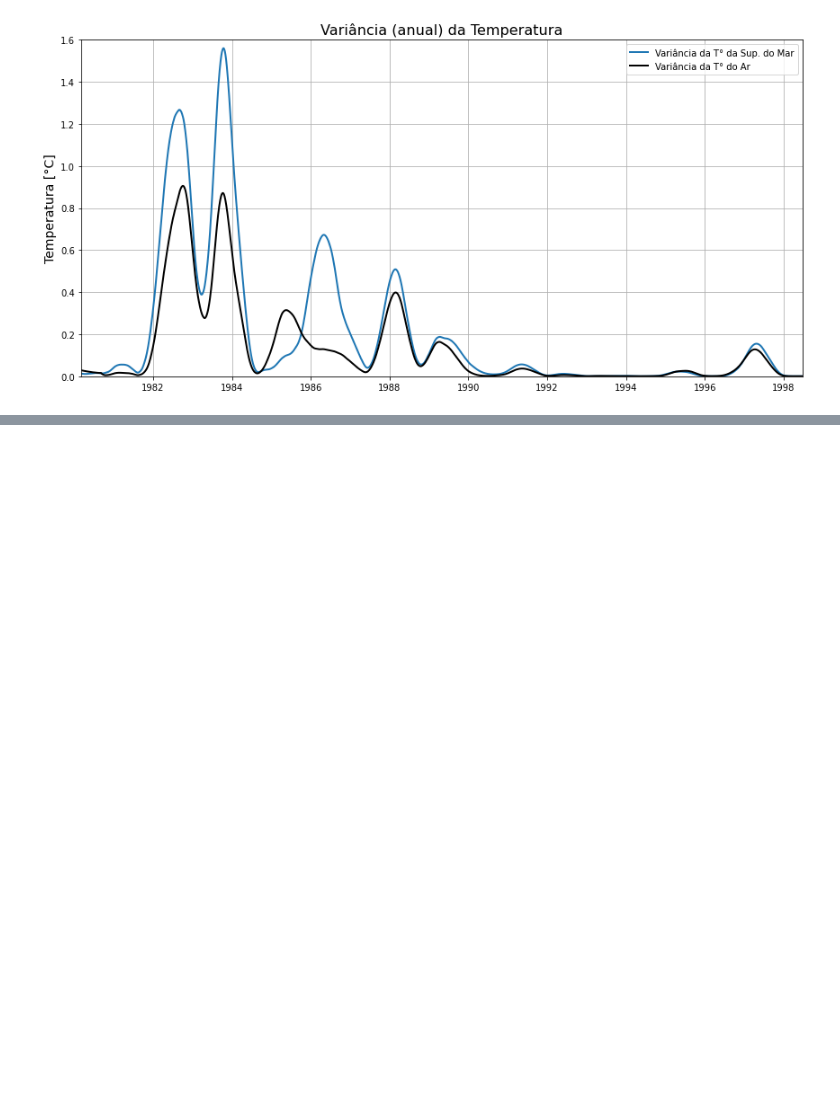
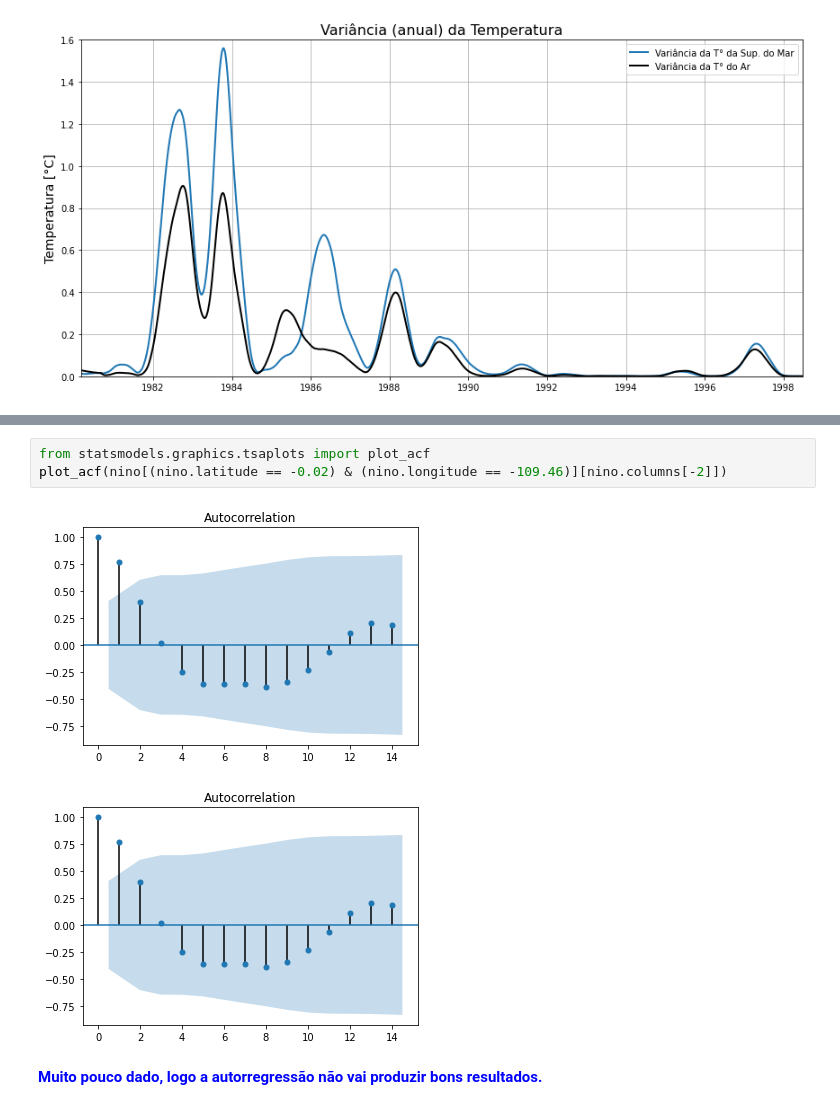
Before and after one commit to jonatanriq/oceanografia, a Jupyter notebook: analisando_dados_elnino.ipynb, the cells around one changed output, grey strips where cells are left out. Cells and saved outputs as stored; diff of their text form; blank space fills up the shorter version.

```diff
--- a/analisando_dados_elnino.ipynb
+++ b/analisando_dados_elnino.ipynb
@@ -133,0 +143,8 @@ plt.show()
+# %%
+from statsmodels.graphics.tsaplots import plot_acf
+plot_acf(nino[(nino.latitude == -0.02) & (nino.longitude == -109.46)][nino.columns[-2]])
+# %% [output]
+[figure, added]
+[figure, added]
+# %% [markdown]
+<p> <font color='blue'> <strong> Muito pouco dado, logo a autorregressão não vai produzir bons resultados. </strong> </font></p>
```
Also changed, not shown: parts of 6 cells of this notebook.
